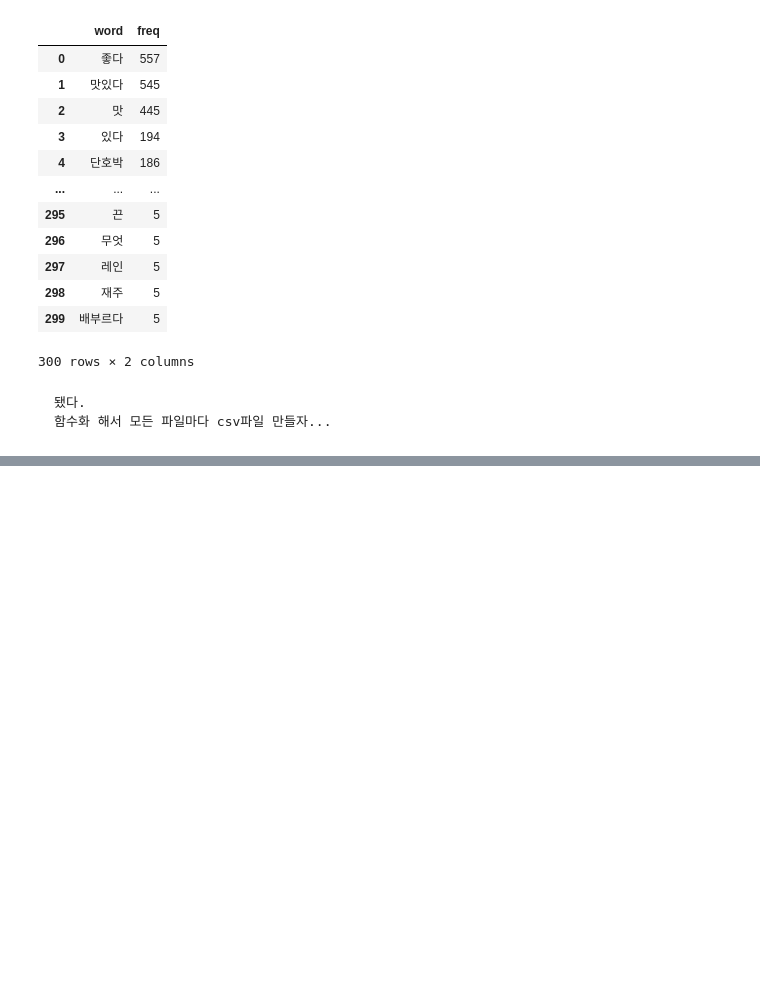
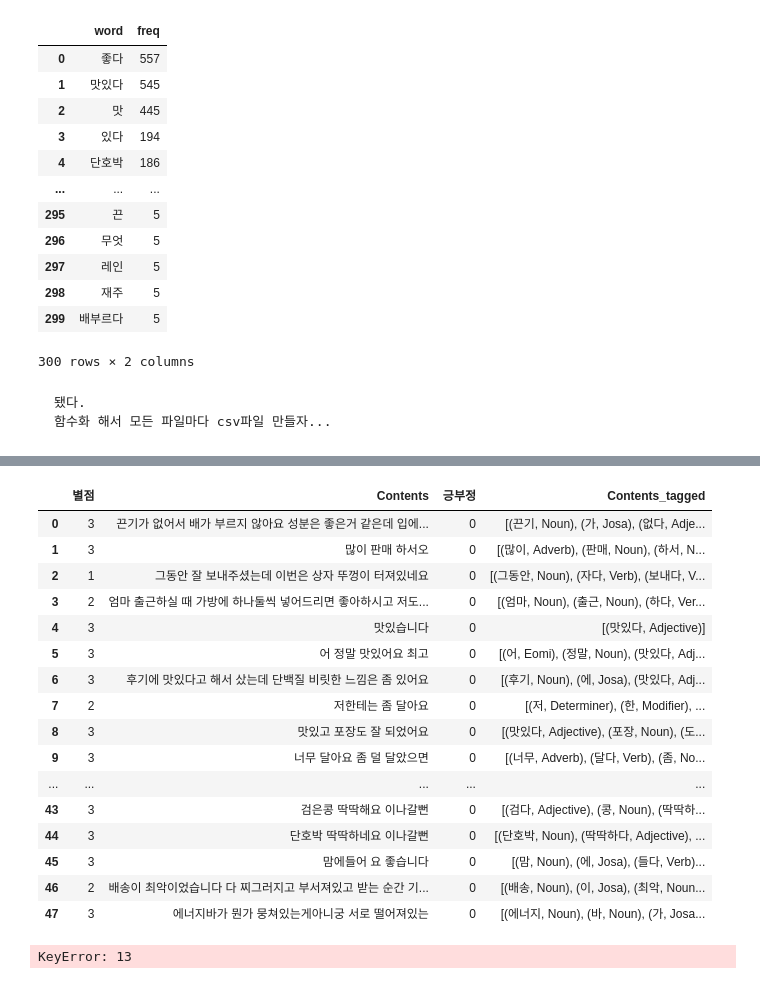
Before and after one commit to skdbsxir/DS-Studying, a Jupyter notebook: [NN Study]/[NLP Study]/[실무예제]/02. JJS Tokenizing 4.ipynb, the cells around one changed output, grey strips where cells are left out. Saved outputs shown, nothing was run; the diff lists cells and outputs as text; code cells hidden in the pictures; blank space fills up the shorter version.

```diff
--- a/[NN Study]/[NLP Study]/[실무예제]/02. JJS Tokenizing 4.ipynb
+++ b/[NN Study]/[NLP Study]/[실무예제]/02. JJS Tokenizing 4.ipynb
@@ -219,0 +241,26 @@ dff
+# %%
+df_neg = df.loc[df['긍부정'] == 0].reset_index()
+df_neg.drop('index', axis=1, inplace=True)
+df_neg
+# %% [output]
+|  | 별점 | Contents | 긍부정 | Contents_tagged |
+| 0 | 3 | 끈기가 없어서 배가 부르지 않아요 성분은 좋은거 같은데 입에... | 0 | [(끈기, Noun), (가, Josa), (없다, Adje... |
+| 1 | 3 | 많이 판매 하서오 | 0 | [(많이, Adverb), (판매, Noun), (하서, N... |
+| 2 | 1 | 그동안 잘 보내주셨는데 이번은 상자 뚜껑이 터져있네요 | 0 | [(그동안, Noun), (자다, Verb), (보내다, V... |
+| 3 | 2 | 엄마 출근하실 때 가방에 하나둘씩 넣어드리면 좋아하시고 저도... | 0 | [(엄마, Noun), (출근, Noun), (하다, Ver... |
+| 4 | 3 | 맛있습니다 | 0 | [(맛있다, Adjective)] |
+| 5 | 3 | 어 정말 맛있어요 최고 | 0 | [(어, Eomi), (정말, Noun), (맛있다, Adj... |
+| 6 | 3 | 후기에 맛있다고 해서 샀는데 단백질 비릿한 느낌은 좀 있어요 | 0 | [(후기, Noun), (에, Josa), (맛있다, Adj... |
+| 7 | 2 | 저한테는 좀 달아요 | 0 | [(저, Determiner), (한, Modifier), ... |
+| 8 | 3 | 맛있고 포장도 잘 되었어요 | 0 | [(맛있다, Adjective), (포장, Noun), (도... |
+| 9 | 3 | 너무 달아요 좀 덜 달았으면 | 0 | [(너무, Adverb), (달다, Verb), (좀, No... |
+| ... | ... | ... | ... | ... |
+| 43 | 3 | 검은콩 딱딱해요 이나갈뻔 | 0 | [(검다, Adjective), (콩, Noun), (딱딱하... |
+| 44 | 3 | 단호박 딱딱하네요 이나갈뻔 | 0 | [(단호박, Noun), (딱딱하다, Adjective), ... |
+| 45 | 3 | 맘에들어 요 좋습니다 | 0 | [(맘, Noun), (에, Josa), (들다, Verb)... |
+| 46 | 2 | 배송이 최악이었습니다 다 찌그러지고 부서져있고 받는 순간 기... | 0 | [(배송, Noun), (이, Josa), (최악, Noun... |
+| 47 | 3 | 에너지바가 뭔가 뭉쳐있는게아니궁 서로 떨어져있는 | 0 | [(에너지, Noun), (바, Noun), (가, Josa... |
+# %%
+wordSelector(df_pos['Contents_tagged']) # loc으로 가져가면 index가 뒤죽박죽이구나.....
+# %% [output]
+KeyError: 13
```
Also changed, not shown: parts of 7 cells of this notebook.
